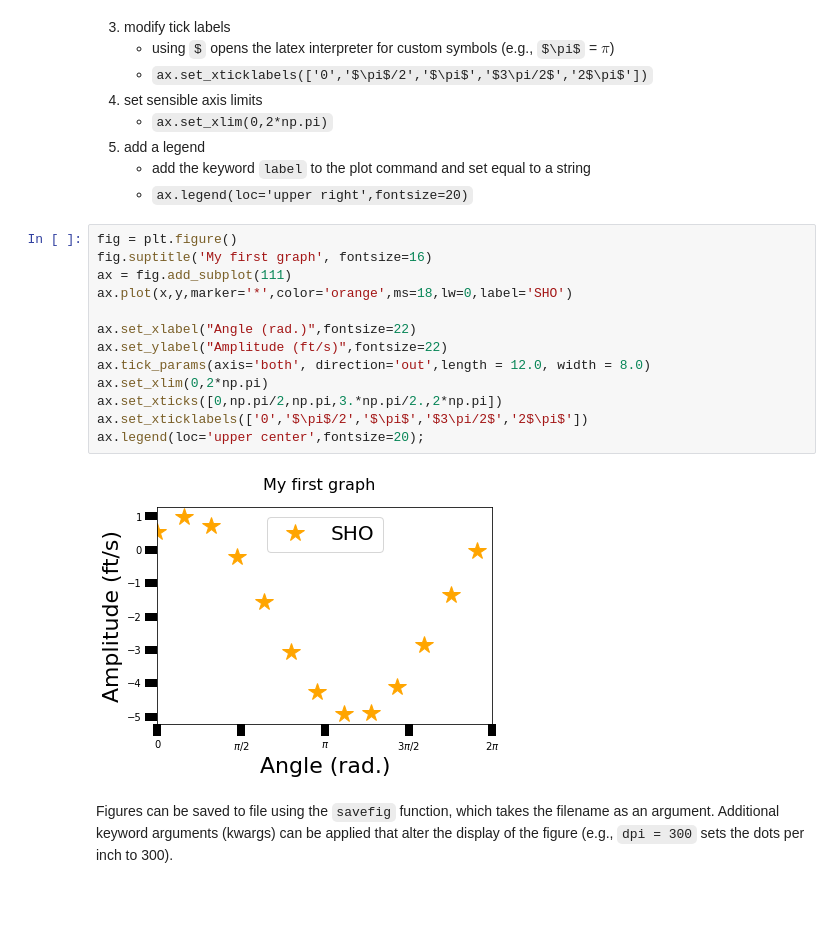
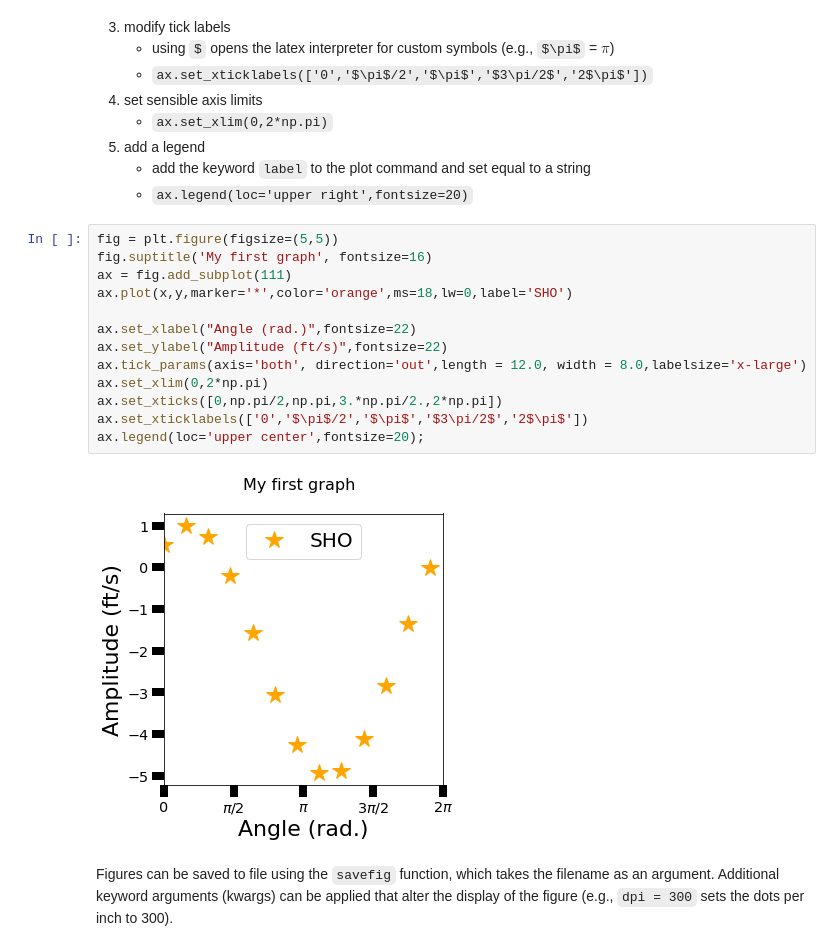
Before and after one commit to saturnaxis/CompPhysics, a Jupyter notebook: docs/_sources/Chapter_1/Gentle_Introduction.ipynb, the cells around one changed output. Cells and saved outputs as stored; diff of their text form; blank space fills up the shorter version.

```diff
--- a/docs/_sources/Chapter_1/Gentle_Introduction.ipynb
+++ b/docs/_sources/Chapter_1/Gentle_Introduction.ipynb
@@ -158,20 +158,20 @@ There are many options within matplotlib, where you will find some more useful t
     - add the keyword `label` to the plot command and set equal to a string
     - `ax.legend(loc='upper right',fontsize=20)`
 # %%
-fig = plt.figure()
+fig = plt.figure(figsize=(5,5))
 fig.suptitle('My first graph', fontsize=16)
 ax = fig.add_subplot(111)
 ax.plot(x,y,marker='*',color='orange',ms=18,lw=0,label='SHO')
 
 ax.set_xlabel("Angle (rad.)",fontsize=22)
 ax.set_ylabel("Amplitude (ft/s)",fontsize=22)
-ax.tick_params(axis='both', direction='out',length = 12.0, width = 8.0)
+ax.tick_params(axis='both', direction='out',length = 12.0, width = 8.0,labelsize='x-large')
 ax.set_xlim(0,2*np.pi)
 ax.set_xticks([0,np.pi/2,np.pi,3.*np.pi/2.,2*np.pi])
 ax.set_xticklabels(['0','$\pi$/2','$\pi$','$3\pi/2$','2$\pi$'])
 ax.legend(loc='upper center',fontsize=20);
 # %% [output]
-[figure, old version]
+[figure, new version]
 # %% [markdown]
 Figures can be saved to file using the `savefig` function, which takes the filename as an argument.  Additional keyword arguments (kwargs) can be applied that alter the display of the figure (e.g., `dpi = 300` sets the dots per inch to 300).
 # %%
```
Also changed, not shown: parts of 2 cells of this notebook, 13 other files.
